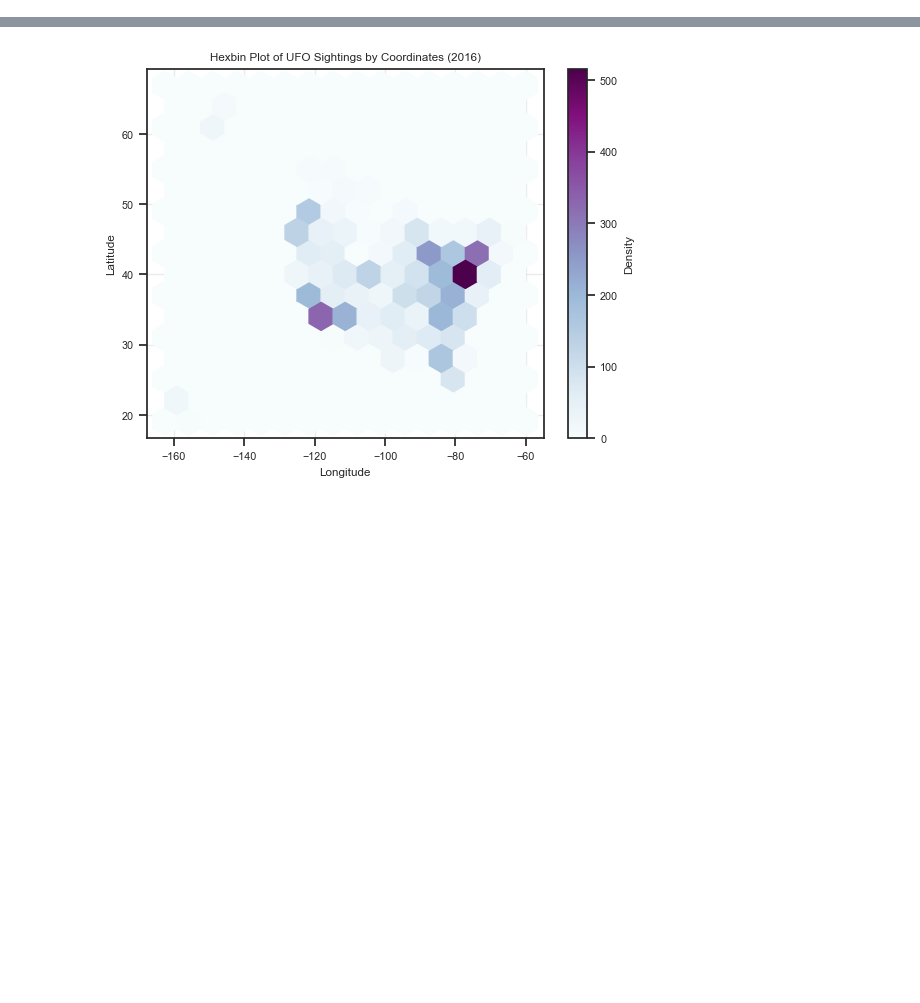
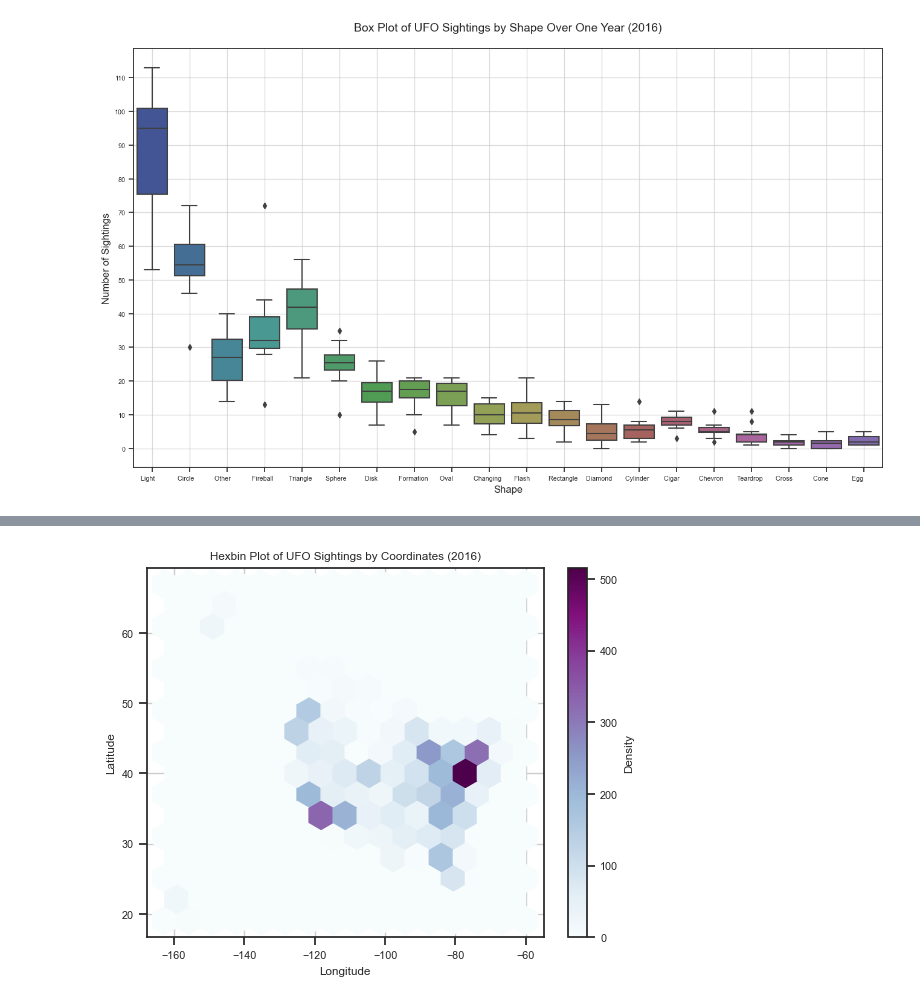
Before and after one commit to marko-londo/UFO-Sighting-Analysis, a Jupyter notebook: UFOs.ipynb, the cells around one changed output, grey strips where cells are left out. Cells and saved outputs as stored; diff of their text form; code cells hidden in the pictures; blank space fills up the shorter version.

Commit message:
added boxplot

```diff
--- a/UFOs.ipynb
+++ b/UFOs.ipynb
@@ -180,5 +181,17 @@ states_by_month_data.fillna(0, inplace=True)
 shapes_states = pd.merge(
     shapes_by_month_data, states_by_month_data, left_index=True, right_index=True
 )
+# %%
+plt.subplots(figsize=(16, 9))
+sns.boxplot(
+    data=shapes_by_month_data, palette=shape_colors[:20])
+plt.title("Box Plot of UFO Sightings by Shape Over One Year (2016)\n", fontsize=14)
+plt.xlabel("Shape", fontsize=12)
+plt.ylabel("Number of Sightings", fontsize=12)
+plt.grid(True, alpha=0.7)
+plt.gca().yaxis.set_major_locator(MultipleLocator(10))
+plt.show()
+# %% [output]
+[figure, added]
 # %%
 plt.subplots(figsize=(16, 12))
```
Also changed, not shown: parts of 7 cells of this notebook.
